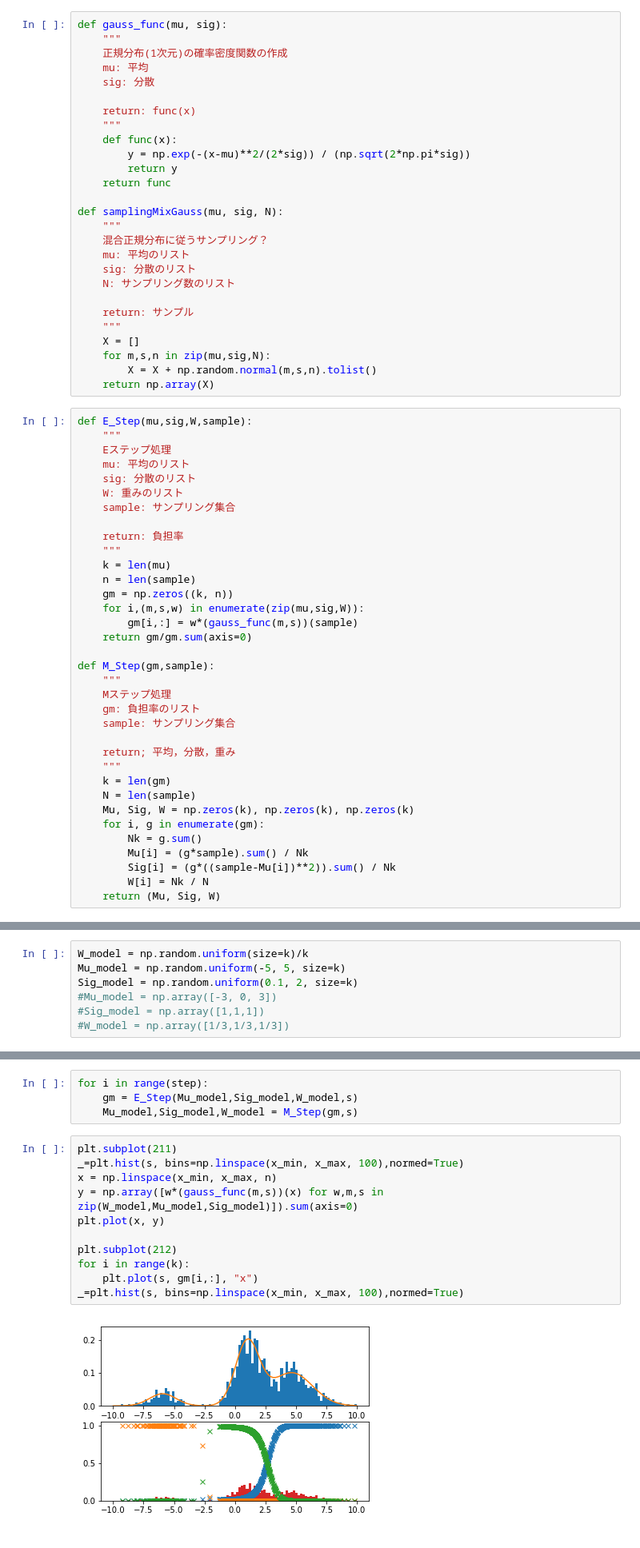
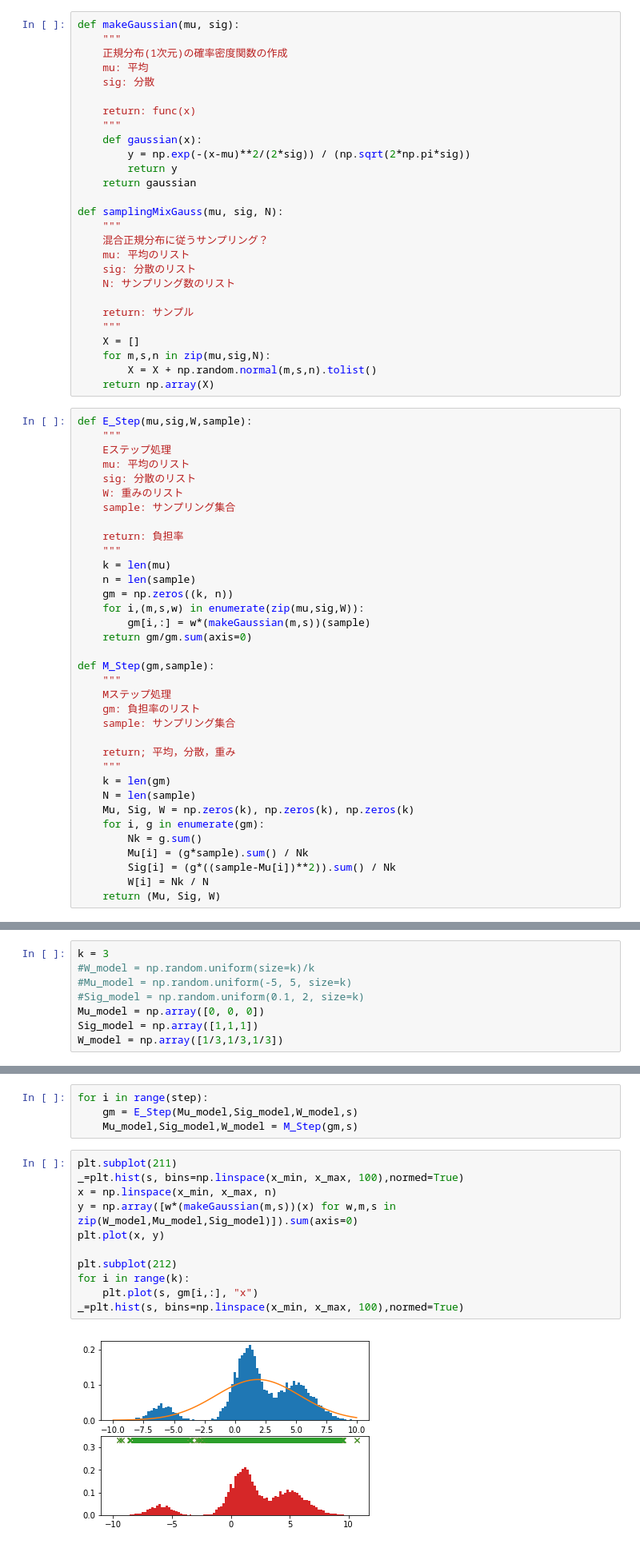
Before and after one commit to naktd31/jupyter-notebook, a Jupyter notebook: EM-Algorithm.ipynb, the cells around one changed output, grey strips where cells are left out. Shown at 80% size. Drawn from its saved outputs; the diff is of its cells as text.

```diff
--- a/EM-Algorithm.ipynb
+++ b/EM-Algorithm.ipynb
@@ -10,7 +10,7 @@ import matplotlib.pyplot as plt
 # %% [markdown]
 #### 必要な奴らの定義
 # %%
-def gauss_func(mu, sig):
+def makeGaussian(mu, sig):
     """
     正規分布(1次元)の確率密度関数の作成
     mu: 平均
@@ -18,10 +18,10 @@ def gauss_func(mu, sig):
 
     return: func(x)
     """
-    def func(x):
+    def gaussian(x):
         y = np.exp(-(x-mu)**2/(2*sig)) / (np.sqrt(2*np.pi*sig))
         return y
-    return func
+    return gaussian
 
 def samplingMixGauss(mu, sig, N):
     """
@@ -51,7 +51,7 @@ def E_Step(mu,sig,W,sample):
     n = len(sample)
     gm = np.zeros((k, n))
     for i,(m,s,w) in enumerate(zip(mu,sig,W)):
-        gm[i,:] = w*(gauss_func(m,s))(sample)
+        gm[i,:] = w*(makeGaussian(m,s))(sample)
     return gm/gm.sum(axis=0)
 
 def M_Step(gm,sample):
@@ -98,10 +96,11 @@ k = 3
 # %%
-W_model = np.random.uniform(size=k)/k
-Mu_model = np.random.uniform(-5, 5, size=k)
-Sig_model = np.random.uniform(0.1, 2, size=k)
-#Mu_model = np.array([-3, 0, 3])
-#Sig_model = np.array([1,1,1])
-#W_model = np.array([1/3,1/3,1/3])
+k = 3
+#W_model = np.random.uniform(size=k)/k
+#Mu_model = np.random.uniform(-5, 5, size=k)
+#Sig_model = np.random.uniform(0.1, 2, size=k)
+Mu_model = np.array([0, 0, 0])
+Sig_model = np.array([1,1,1])
+W_model = np.array([1/3,1/3,1/3])
 # %% [markdown]
 ## Eステップ
 負担率のプロット
@@ -137,16 +136,16 @@ for i in range(step):
 # %%
 plt.subplot(211)
 _=plt.hist(s, bins=np.linspace(x_min, x_max, 100),normed=True)
 x = np.linspace(x_min, x_max, n)
-y = np.array([w*(gauss_func(m,s))(x) for w,m,s in zip(W_model,Mu_model,Sig_model)]).sum(axis=0)
+y = np.array([w*(makeGaussian(m,s))(x) for w,m,s in zip(W_model,Mu_model,Sig_model)]).sum(axis=0)
 plt.plot(x, y)
 
 plt.subplot(212)
 for i in range(k):
     plt.plot(s, gm[i,:], "x")
 _=plt.hist(s, bins=np.linspace(x_min, x_max, 100),normed=True)
 # %% [output]
-[figure, old version]
+[figure, new version]
 # %% [markdown]
 ### パラメータの真値
 # %%
```
Also changed, not shown: parts of 5 cells of this notebook.
